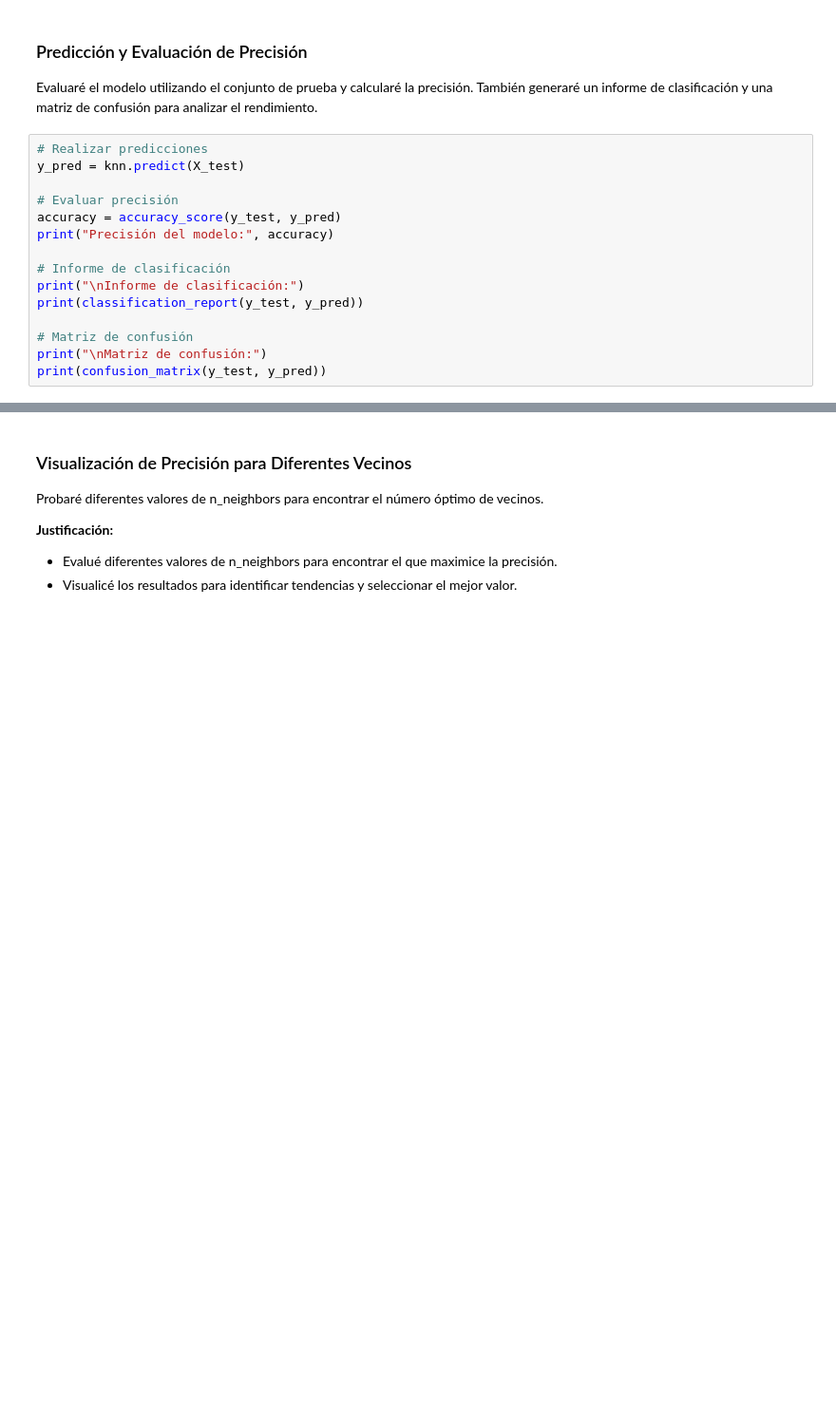
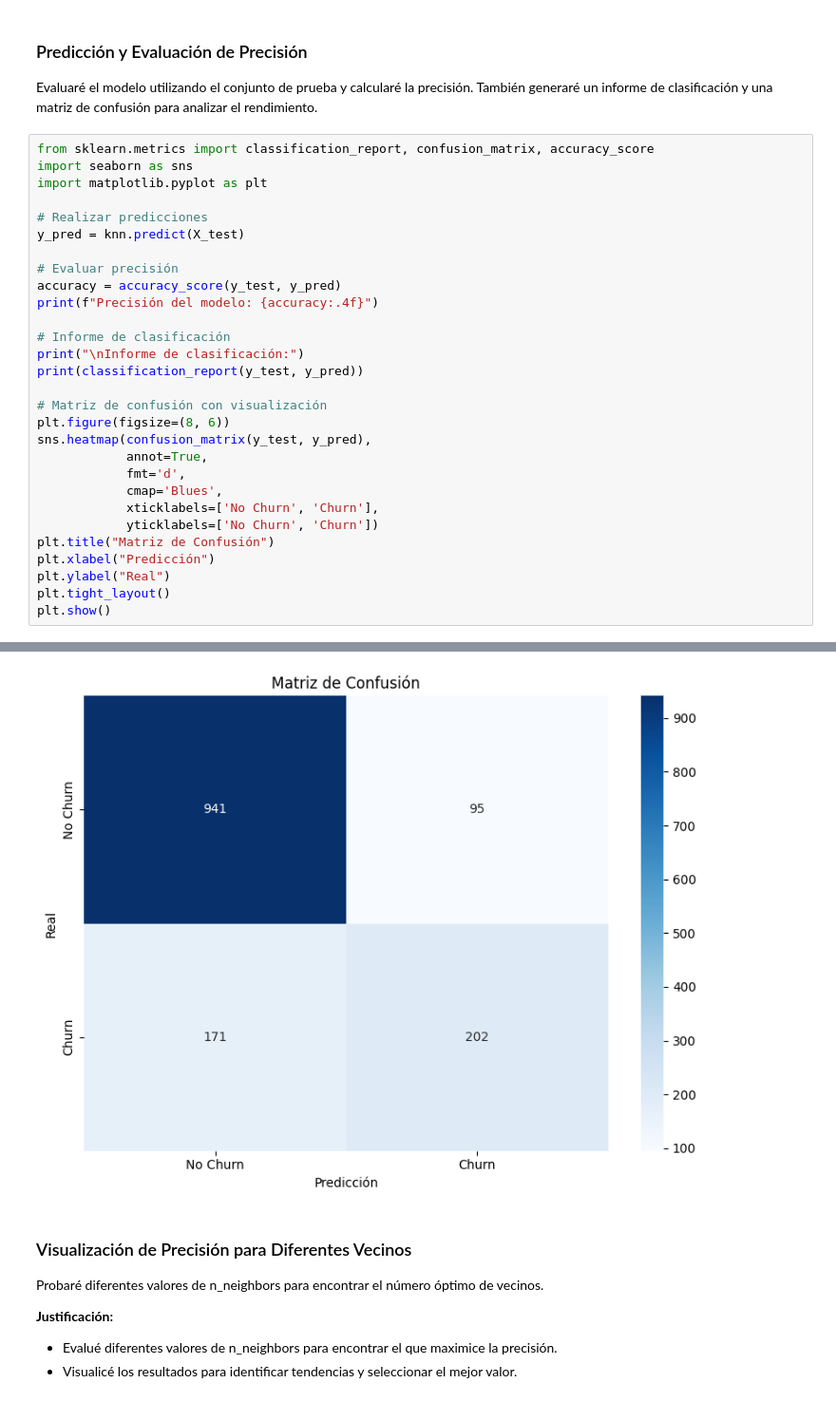
Before and after one commit to paezdev/EA2.-K-Nearest_Neighbors_-KNN-_paez_jean_carlos, a Jupyter notebook: notebooks/paez_ramirez_jean_carlos_KNN.ipynb, the cells around one changed output, grey strips where cells are left out. Shown at 95% size. Drawn from its saved outputs; the diff is of its cells as text; blank space fills up the shorter version.

```diff
--- a/notebooks/paez_ramirez_jean_carlos_KNN.ipynb
+++ b/notebooks/paez_ramirez_jean_carlos_KNN.ipynb
@@ -282,18 +299,32 @@ Modelo KNN entrenado con 5 vecinos.
 
 Evaluaré el modelo utilizando el conjunto de prueba y calcularé la precisión. También generaré un informe de clasificación y una matriz de confusión para analizar el rendimiento.
 # %%
+from sklearn.metrics import classification_report, confusion_matrix, accuracy_score
+import seaborn as sns
+import matplotlib.pyplot as plt
+
 # Realizar predicciones
 y_pred = knn.predict(X_test)
 
 # Evaluar precisión
 accuracy = accuracy_score(y_test, y_pred)
-print("Precisión del modelo:", accuracy)
+print(f"Precisión del modelo: {accuracy:.4f}")
 
 # Informe de clasificación
 print("\nInforme de clasificación:")
 print(classification_report(y_test, y_pred))
 
-# Matriz de confusión
-print("\nMatriz de confusión:")
-print(confusion_matrix(y_test, y_pred))
+# Matriz de confusión con visualización
+plt.figure(figsize=(8, 6))
+sns.heatmap(confusion_matrix(y_test, y_pred),
+            annot=True,
+            fmt='d',
+            cmap='Blues',
+            xticklabels=['No Churn', 'Churn'],
+            yticklabels=['No Churn', 'Churn'])
+plt.title("Matriz de Confusión")
+plt.xlabel("Predicción")
+plt.ylabel("Real")
+plt.tight_layout()
+plt.show()
 # %% [output]
@@ -316,3 +342,4 @@ Matriz de confusión:
+[figure, added]
 # %% [markdown]
 ### Visualización de Precisión para Diferentes Vecinos
 
```
Also changed, not shown: parts of 6 cells of this notebook, 1 other file.
